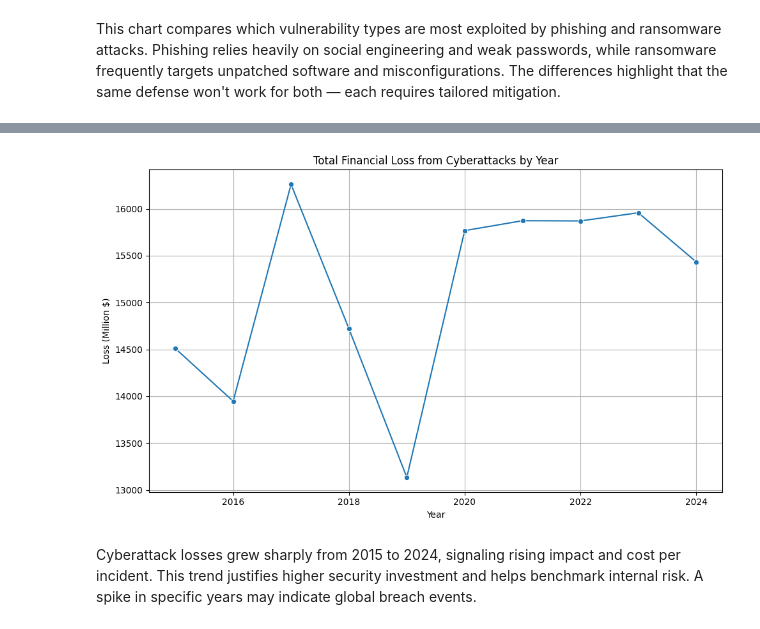
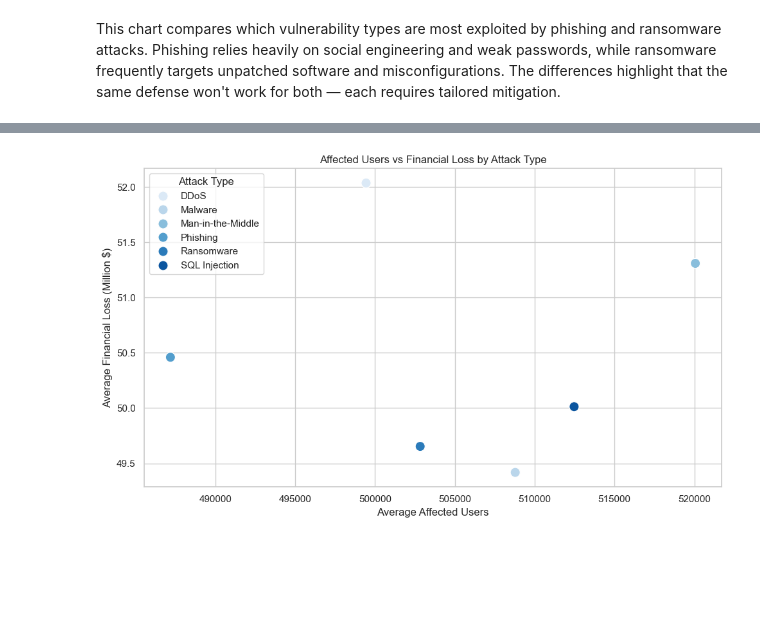
Before and after one commit to dolludaa/Global-Cybersecurity-Threats-2015-2024, a Jupyter notebook: business_analysis.ipynb, the cells around one changed output, grey strips where cells are left out. Cells and saved outputs as stored; diff of their text form; code cells hidden in the pictures; blank space fills up the shorter version.

```diff
--- a/business_analysis.ipynb
+++ b/business_analysis.ipynb
@@ -46,6 +46,9 @@ import pandas as pd
 import matplotlib.pyplot as plt
 import seaborn as sns
 import numpy as np
+
+sns.set(style="whitegrid")
+palette = sns.color_palette("Set2")
 # %% [markdown]
 ### Data Source:
 https://www.kaggle.com/datasets/atharvasoundankar/global-cybersecurity-threats-2015-2024
@@ -66,18 +69,14 @@ df.head()
 # %%
 attack_trends = df.groupby(['Year', 'Attack Type']).size().unstack(fill_value=0)
-attack_percent = attack_trends.div(attack_trends.sum(axis=1), axis=0) * 100
+attack_types = attack_trends.columns.tolist()
+blue_palette = sns.color_palette("Blues", len(attack_types))
 
 plt.figure(figsize=(12, 6))
 bottom = np.zeros(len(attack_trends))
 
-for col in attack_trends.columns:
-    values = attack_trends[col].values
-    plt.bar(attack_trends.index, values, bottom=bottom, label=col)
-    for i, val in enumerate(values):
-        percent = attack_percent[col].iloc[i]
-        if percent > 5:
-            plt.text(attack_trends.index[i], bottom[i] + val / 2, f'{percent:.0f}%', ha='center', va='center', fontsize=8, color='white')
-    bottom += values
+for i, col in enumerate(attack_types):
+    plt.bar(attack_trends.index, attack_trends[col], bottom=bottom, label=col, color=blue_palette[i])
+    bottom += attack_trends[col].values
 
 plt.title('Cyberattack Composition by Type (Stacked by Year)')
 plt.xlabel('Year')
@@ -159,15 +165,18 @@ The chart shows phishing and ransomware are the top attack types, together makin
 # %%
-loss_by_year = df.groupby('Year')['Financial Loss (in Million $)'].sum().reset_index()
+avg_stats = df.groupby('Attack Type')[['Number of Affected Users', 'Financial Loss (in Million $)']].mean().reset_index()
 
 plt.figure(figsize=(10, 6))
-sns.lineplot(data=loss_by_year, x='Year', y='Financial Loss (in Million $)', marker='o')
-plt.title('Total Financial Loss from Cyberattacks by Year')
-plt.xlabel('Year')
-plt.ylabel('Loss (Million $)')
-plt.grid(True)
+sns.scatterplot(data=avg_stats,
+                x='Number of Affected Users',
+                y='Financial Loss (in Million $)',
+                hue='Attack Type',
+                palette=blue_palette[:len(avg_stats)],
+                s=120)
+
+plt.title('Affected Users vs Financial Loss by Attack Type')
+plt.xlabel('Average Affected Users')
+plt.ylabel('Average Financial Loss (Million $)')
 plt.tight_layout()
 plt.show()
 # %% [output]
-[figure, old version]
+[figure, new version]
-# %% [markdown]
-Cyberattack losses grew sharply from 2015 to 2024, signaling rising impact and cost per incident. This trend justifies higher security investment and helps benchmark internal risk. A spike in specific years may indicate global breach events.
```
Also changed, not shown: parts of 24 cells of this notebook.
